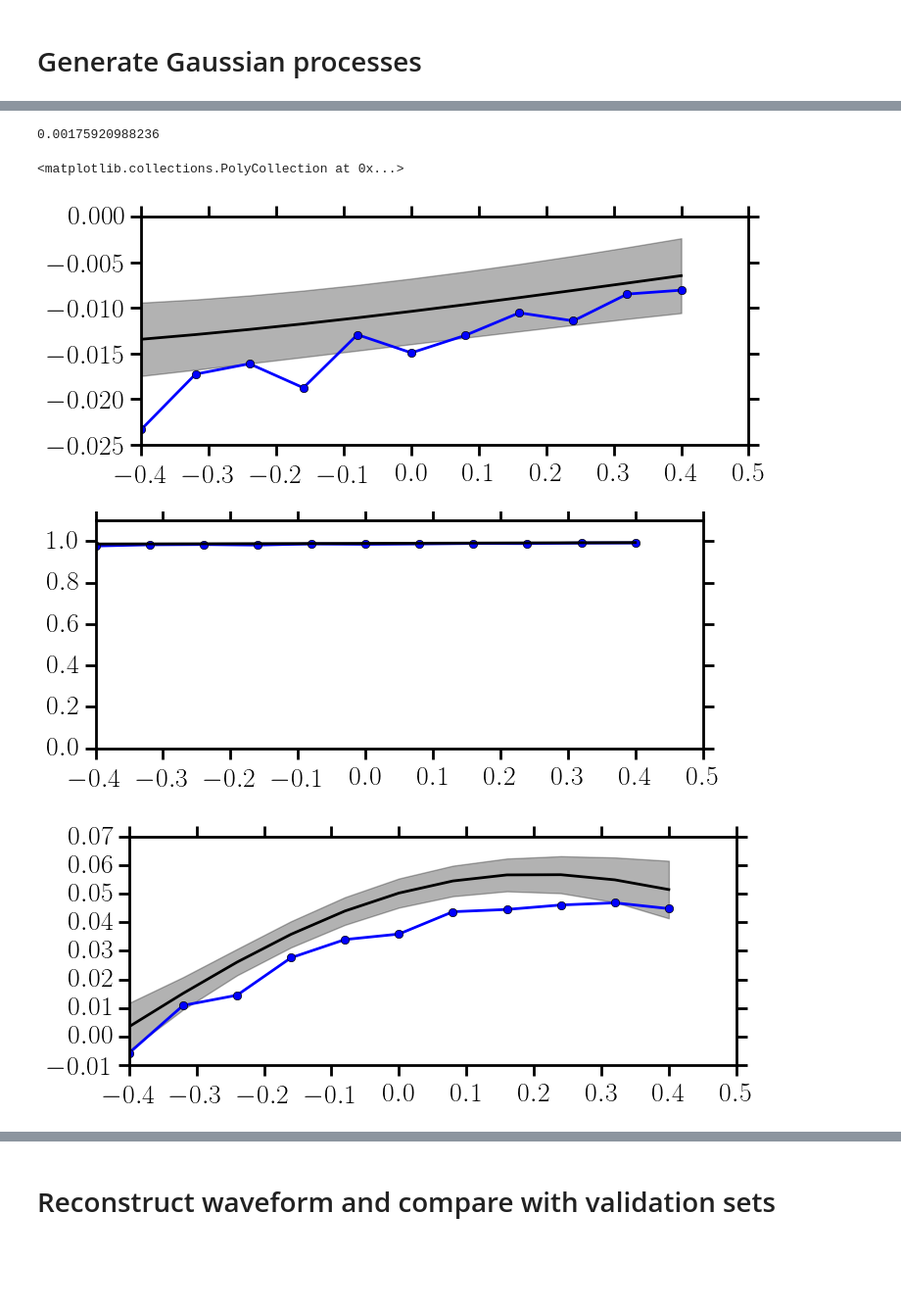
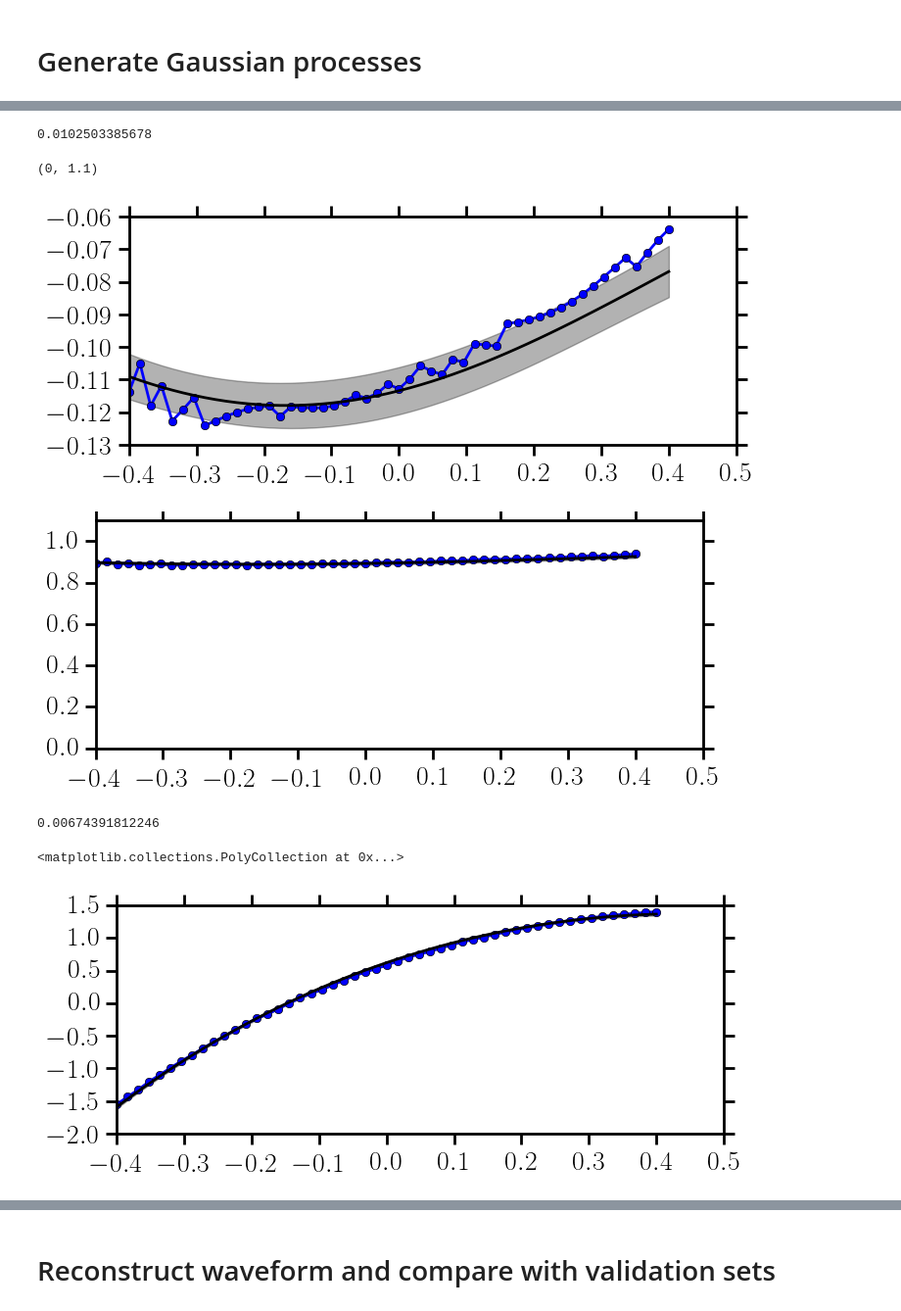
Before and after one commit to benjaminlackey/gpsurrogate, a Jupyter notebook: notebooks/FDAlignedSpin.ipynb, the cells around one changed output, grey strips where cells are left out. Shown at 98% size. Drawn from its saved outputs; the diff is of its cells as text; code cells hidden in the pictures; blank space fills up the shorter version.

```diff
--- a/notebooks/FDAlignedSpin.ipynb
+++ b/notebooks/FDAlignedSpin.ipynb
@@ -535,5 +204,5 @@ ax2.set_xlim(1.0e-4, 0.1)
 # %%
-mf = 0.02
+mf = 0.013
 print mf, mf_to_f(mf, 2.8)
 
 amps = []
@@ -567,0 +336,8 @@ axes.plot(ps, phis, 'o', ls='-', lw=2)
+# %%
+empirical_node_indices_amp, Bamp_j = surrogate.empirical_interpolation_for_time_domain_waveform(rbamprun.rb[:10], 'amp')
+empirical_node_indices_phase, Bphase_j = surrogate.empirical_interpolation_for_time_domain_waveform(rbphaserun.rb[:10], 'phase')
+# %%
+x_amp = Bamp_j[0].x[empirical_node_indices_amp]
+x_phase = Bphase_j[0].x[empirical_node_indices_phase]
+
+x_amp, x_phase
@@ -591,3 +371,22 @@ for j in range(len(mfs)):
+# %%
+# Calculate the amplitude for all waveforms in the training set
+# at the amplitude empirical nodes
+damp_ts_list = []
+for j in range(len(x_amp)):
+    mf = x_amp[j]
+    damp_ts = np.array([trainset[i].interpolate('amp')(mf) for i in range(len(trainset))])
+    damp_ts_list.append(damp_ts)
+
+# Calculate the phase for all waveforms in the training set
+# at the phase empirical nodes
+dphase_ts_list = []
+for j in range(len(x_phase)):
+    mf = x_phase[j]
+    dphase_ts = np.array([trainset[i].interpolate('phase')(mf) for i in range(len(trainset))])
+    dphase_ts_list.append(dphase_ts)
+
+# Relevant parameters for the training set waveforms
+params_ts = trainset.parameters()[:, [0, 3, 6, 7, 8]]
 # %%
 # Generate list of damp GPs at each frequency in mfs
 hp0 = np.array([0.5, 0.5, 0.4, 0.4, 5000.0, 5000.0, 0.1])
@@ -609,37 +449,43 @@ for i in range(len(dphase_ts_list)):
 # %%
-i = 9
-mf = mfs[i]
+i = 4
+mf = x_amp[i]
 print mf
 
 params_vs = validset.parameters()[:, [0, 3, 6, 7, 8]]
 
 damp_vs = np.array([validset[j].interpolate('amp')(mf) for j in range(len(validset))])
-dphase_vs = np.array([validset[j].interpolate('phase')(mf) for j in range(len(validset))])
-
 damp_gp = damp_gp_list[i]
-dphase_gp = dphase_gp_list[i]
-
 damp_gp_eval, damp_gp_eval_err = damp_gp.predict(params_vs, return_std=True)
-dphase_gp_eval, dphase_gp_eval_err = dphase_gp.predict(params_vs, return_std=True)
 
 fig, axes = plt.subplots(1, figsize=(8, 3))
 axes.plot(params_vs[:, 1], damp_vs, 'o', ls='-', lw=2)
 axes.plot(params_vs[:, 1], damp_gp_eval, ls='-', lw=2, c='k')
 axes.fill_between(params_vs[:, 1], damp_gp_eval-damp_gp_eval_err, damp_gp_eval+damp_gp_eval_err, color='k', alpha=0.3)
 
 fig, axes = plt.subplots(1, figsize=(8, 3))
 axes.plot(params_vs[:, 1], np.exp(damp_vs), 'o', ls='-', lw=2)
 axes.plot(params_vs[:, 1], np.exp(damp_gp_eval), ls='-', lw=2, c='k')
 axes.fill_between(params_vs[:, 1], np.exp(damp_gp_eval-damp_gp_eval_err), np.exp(damp_gp_eval+damp_gp_eval_err), color='k', alpha=0.3)
 axes.set_ylim(0, 1.1)
-
-fig, axes = plt.subplots(1, figsize=(8, 3))
-axes.plot(params_vs[:, 1], dphase_vs, 'o', ls='-', lw=2)
-axes.plot(params_vs[:, 1], dphase_gp_eval, ls='-', lw=2, c='k')
-axes.fill_between(params_vs[:, 1], dphase_gp_eval-dphase_gp_eval_err, dphase_gp_eval+dphase_gp_eval_err, color='k', alpha=0.3)
 # %% [output]
-0.00175920988236
+0.0102503385678
-<matplotlib.collections.PolyCollection at 0x...>
+(0, 1.1)
-[figure, old version]
+[figure, new version]
-[figure, old version]
+[figure, new version]
-[figure, removed]
+# %%
+i = 4
+mf = x_phase[i]
+print mf
+
+dphase_vs = np.array([validset[j].interpolate('phase')(mf) for j in range(len(validset))])
+dphase_gp = dphase_gp_list[i]
+dphase_gp_eval, dphase_gp_eval_err = dphase_gp.predict(params_vs, return_std=True)
+
+fig, axes = plt.subplots(1, figsize=(8, 3))
+axes.plot(params_vs[:, 1], dphase_vs, 'o', ls='-', lw=2)
+axes.plot(params_vs[:, 1], dphase_gp_eval, ls='-', lw=2, c='k')
+axes.fill_between(params_vs[:, 1], dphase_gp_eval-dphase_gp_eval_err, dphase_gp_eval+dphase_gp_eval_err, color='k', alpha=0.3)
+# %% [output]
+0.00674391812246
+<matplotlib.collections.PolyCollection at 0x...>
+[figure, added]
```
Also changed, not shown: parts of 48 cells of this notebook, 4 other files.
